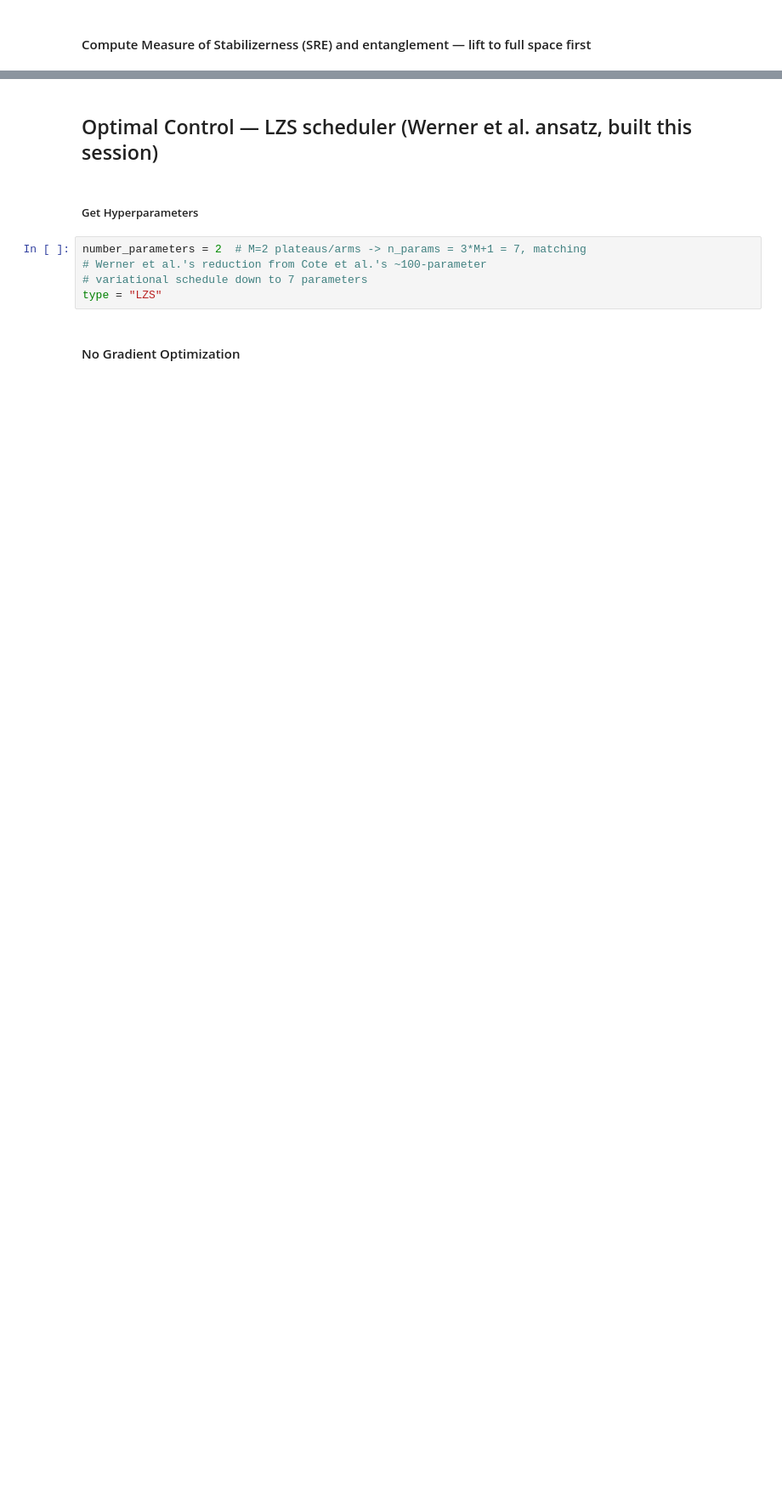
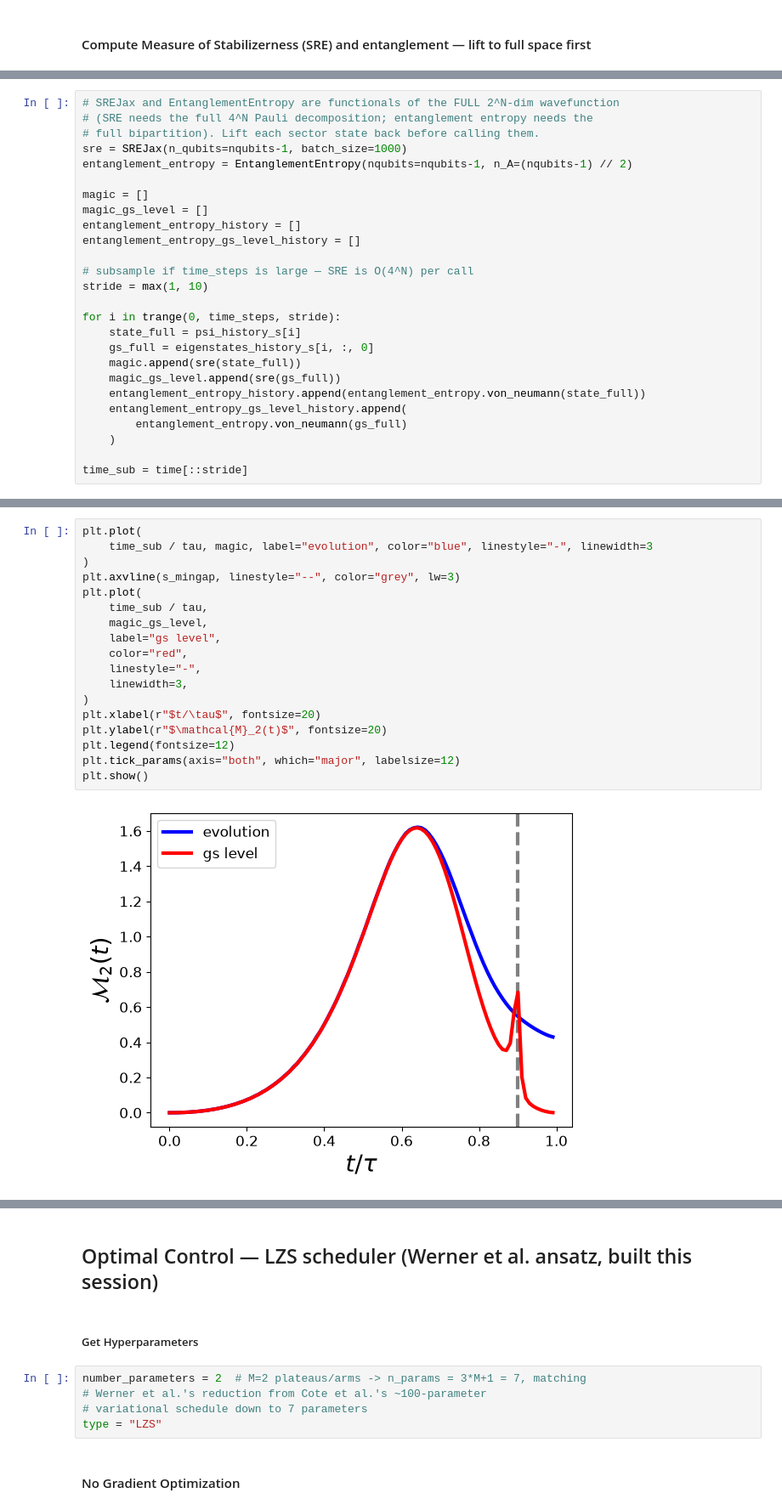
Before and after one commit to emacosta95/Magic4Annealing, a Jupyter notebook: FrustratedRing.ipynb, the cells around one changed output, grey strips where cells are left out. Shown at 85% size. Drawn from its saved outputs; the diff is of its cells as text; blank space fills up the shorter version.

Commit message:
add no lift calculus

```diff
--- a/FrustratedRing.ipynb
+++ b/FrustratedRing.ipynb
@@ -397,0 +399,26 @@ plt.show()
+# %%
+# SREJax and EntanglementEntropy are functionals of the FULL 2^N-dim wavefunction
+# (SRE needs the full 4^N Pauli decomposition; entanglement entropy needs the
+# full bipartition). Lift each sector state back before calling them.
+sre = SREJax(n_qubits=nqubits-1, batch_size=1000)
+entanglement_entropy = EntanglementEntropy(nqubits=nqubits-1, n_A=(nqubits-1) // 2)
+
+magic = []
+magic_gs_level = []
+entanglement_entropy_history = []
+entanglement_entropy_gs_level_history = []
+
+# subsample if time_steps is large — SRE is O(4^N) per call
+stride = max(1, 10)
+
+for i in trange(0, time_steps, stride):
+    state_full = psi_history_s[i]
+    gs_full = eigenstates_history_s[i, :, 0]
+    magic.append(sre(state_full))
+    magic_gs_level.append(sre(gs_full))
+    entanglement_entropy_history.append(entanglement_entropy.von_neumann(state_full))
+    entanglement_entropy_gs_level_history.append(
+        entanglement_entropy.von_neumann(gs_full)
+    )
+
+time_sub = time[::stride]
@@ -397,0 +429,20 @@ plt.show()
+# %%
+plt.plot(
+    time_sub / tau, magic, label="evolution", color="blue", linestyle="-", linewidth=3
+)
+plt.axvline(s_mingap, linestyle="--", color="grey", lw=3)
+plt.plot(
+    time_sub / tau,
+    magic_gs_level,
+    label="gs level",
+    color="red",
+    linestyle="-",
+    linewidth=3,
+)
+plt.xlabel(r"$t/\tau$", fontsize=20)
+plt.ylabel(r"$\mathcal{M}_2(t)$", fontsize=20)
+plt.legend(fontsize=12)
+plt.tick_params(axis="both", which="major", labelsize=12)
+plt.show()
+# %% [output]
+[figure, added]
```
Also changed, not shown: parts of 11 cells of this notebook, 1 other file.
